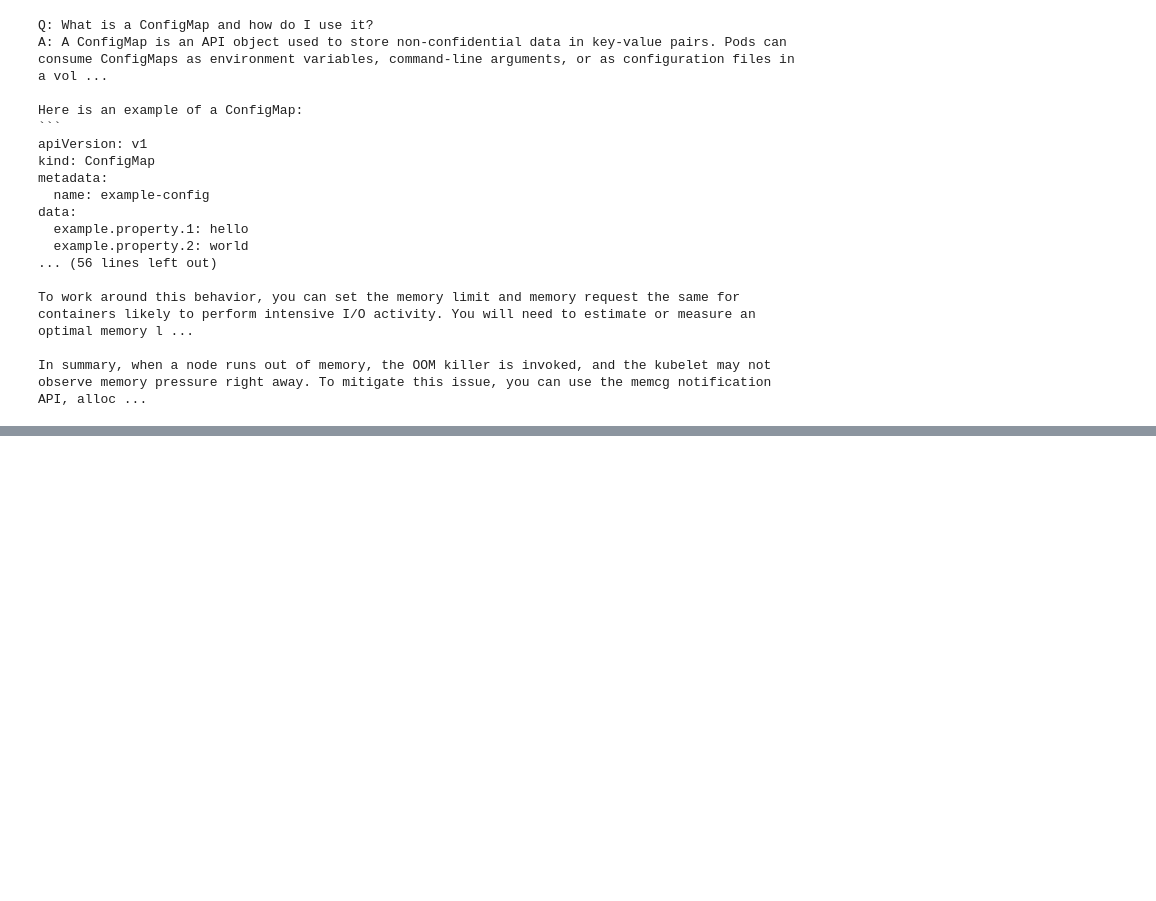
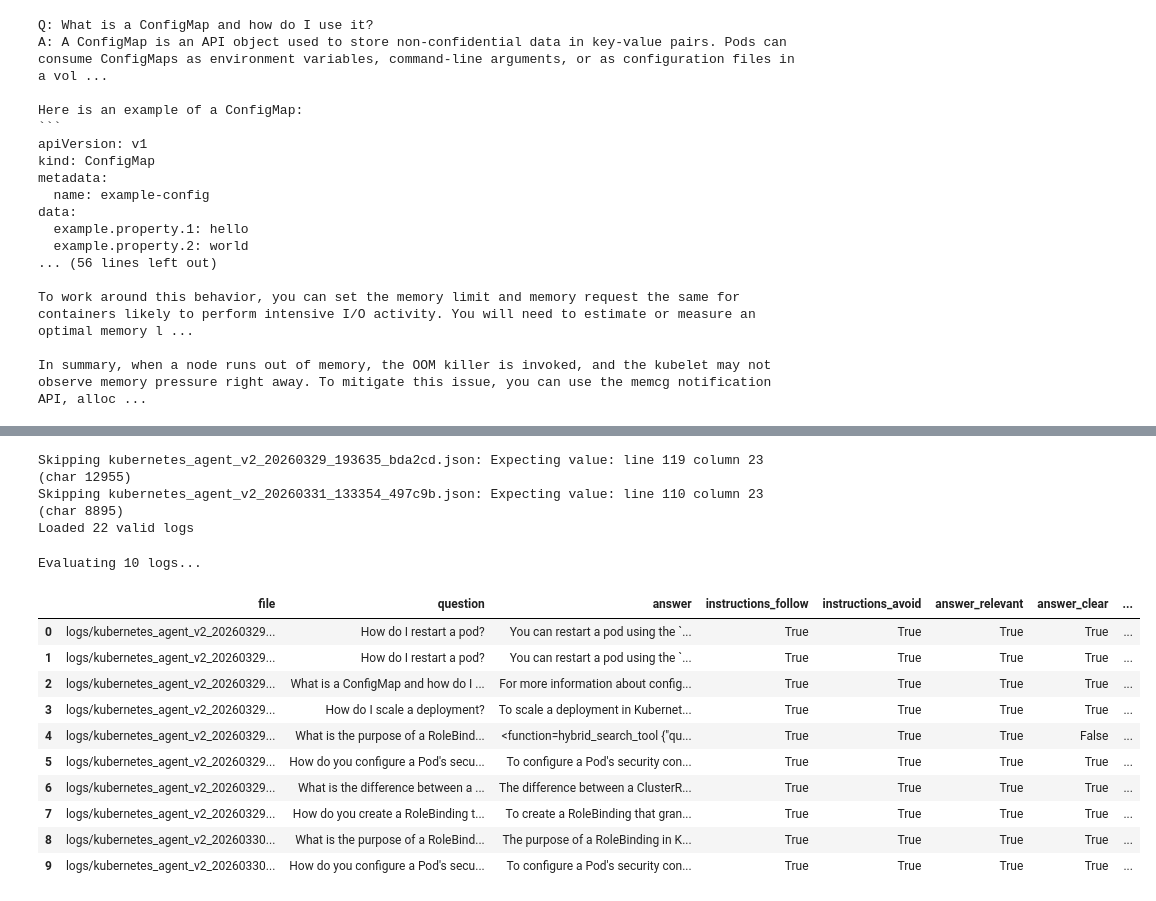
Before and after one commit to smartinezai/kubersearchagent, a Jupyter notebook: kubernotebook.ipynb, the cells around one changed output, grey strips where cells are left out. Saved outputs shown, nothing was run; the diff lists cells and outputs as text; code cells hidden in the pictures; blank space fills up the shorter version.

Commit message:
added log tools in a separate file

```diff
--- a/kubernotebook.ipynb
+++ b/kubernotebook.ipynb
@@ -829,0 +783,9 @@ JSONDecodeError: Expecting value: line 119 column 23 (char 12955)
+# %%
+log_record = load_log_file('./logs/kubernetes_agent_v2_20260331_133346_e3678a.json')
+eval1 = await evaluate_log_record(eval_agent, log_record)
+
+print(eval1.summary)
+print()
+for check in eval1.checklist:
+    status = "✅" if check.check_pass else "❌"
+    print(f"{status} {check.check_name}: {check.justification}")
@@ -829,0 +800,53 @@ JSONDecodeError: Expecting value: line 119 column 23 (char 12955)
+# %%
+
+eval_set = []
+for log_file in sorted(LOG_DIR.glob('*.json')):
+    try:
+        log_record = load_log_file(log_file)
+        eval_set.append(log_record)
+    except Exception as e:
+        print(f"Skipping {log_file.name}: {e}")
+
+print(f"Loaded {len(eval_set)} valid logs")
+# %% [output]
+Skipping kubernetes_agent_v2_20260329_193635_bda2cd.json: Expecting value: line 119 column 23 (char 12955)
+Skipping kubernetes_agent_v2_20260331_133354_497c9b.json: Expecting value: line 110 column 23 (char 8895)
+Loaded 22 valid logs
+# %%
+print(f"Evaluating {len(eval_set[:10])} logs...")
+
+eval_results = []
+for log_record in tqdm(eval_set[:10]):
+    eval_result = await evaluate_log_record(eval_agent, log_record)
+    eval_results.append((log_record, eval_result))
+# %% [output]
+Evaluating 10 logs...
+# %%
+import pandas as pd
+
+rows = []
+for log_record, eval_result in eval_results:
+    messages = log_record['messages']
+    row = {
+        'file': log_record['log_file'],
+        'question': messages[0]['parts'][0]['content'],
+        'answer': messages[-1]['parts'][0]['content'],
+    }
+    checks = {c.check_name: c.check_pass for c in eval_result.checklist}
+    row.update(checks)
+    rows.append(row)
+
+df_evals = pd.DataFrame(rows)
+df_evals
+# %% [output]
+|  | file | question | answer | instructions_follow | instructions_avoid | answer_relevant | answer_clear | ... |
+| 0 | logs/kubernetes_agent_v2_20260329... | How do I restart a pod? | You can restart a pod using the `... | True | True | True | True | ... |
+| 1 | logs/kubernetes_agent_v2_20260329... | How do I restart a pod? | You can restart a pod using the `... | True | True | True | True | ... |
+| 2 | logs/kubernetes_agent_v2_20260329... | What is a ConfigMap and how do I ... | For more information about config... | True | True | True | True | ... |
+| 3 | logs/kubernetes_agent_v2_20260329... | How do I scale a deployment? | To scale a deployment in Kubernet... | True | True | True | True | ... |
+| 4 | logs/kubernetes_agent_v2_20260329... | What is the purpose of a RoleBind... | <function=hybrid_search_tool {"qu... | True | True | True | False | ... |
+| 5 | logs/kubernetes_agent_v2_20260329... | How do you configure a Pod's secu... | To configure a Pod's security con... | True | True | True | True | ... |
+| 6 | logs/kubernetes_agent_v2_20260329... | What is the difference between a ... | The difference between a ClusterR... | True | True | True | True | ... |
+| 7 | logs/kubernetes_agent_v2_20260329... | How do you create a RoleBinding t... | To create a RoleBinding that gran... | True | True | True | True | ... |
+| 8 | logs/kubernetes_agent_v2_20260330... | What is the purpose of a RoleBind... | The purpose of a RoleBinding in K... | True | True | True | True | ... |
+| 9 | logs/kubernetes_agent_v2_20260330... | How do you configure a Pod's secu... | To configure a Pod's security con... | True | True | True | True | ... |
```
Also changed, not shown: parts of 32 cells of this notebook, 1 other file.
